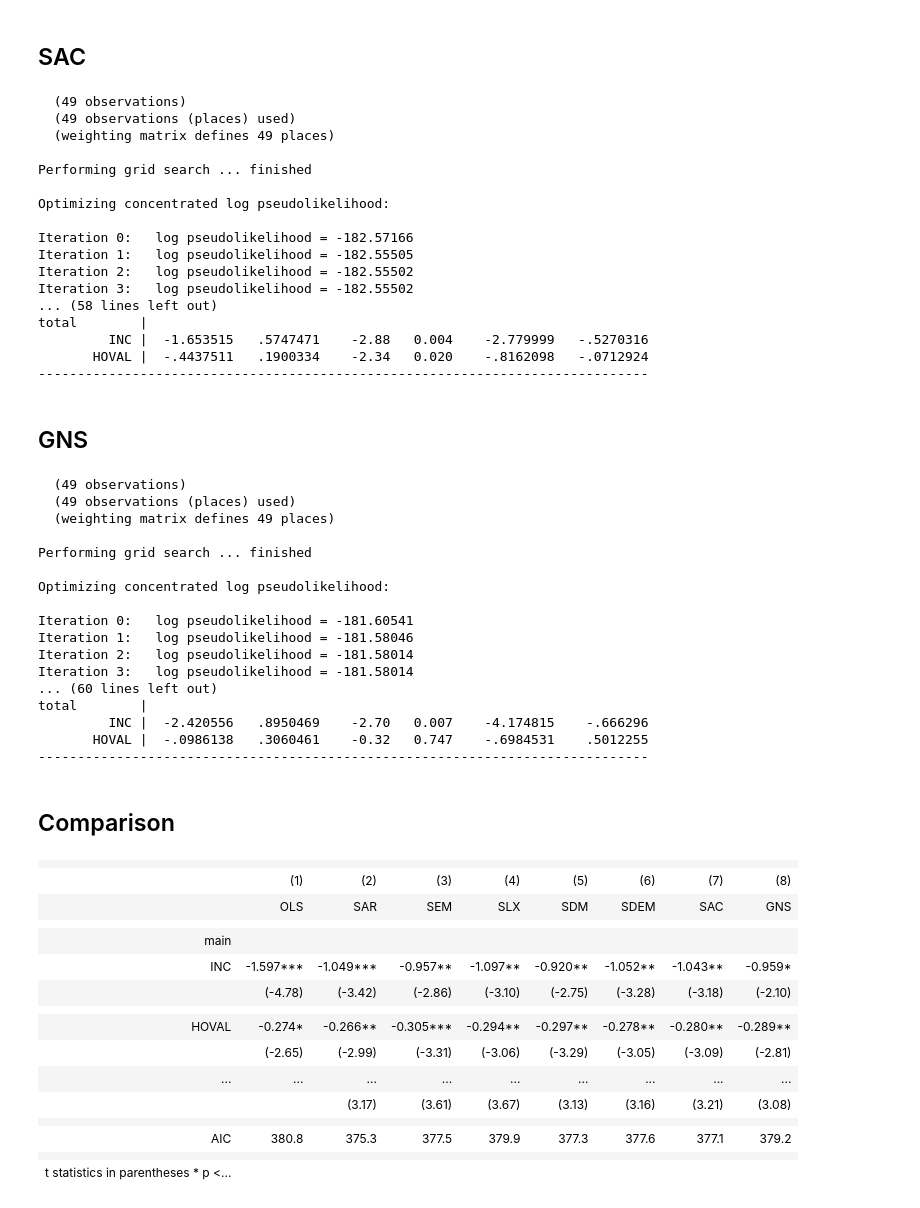
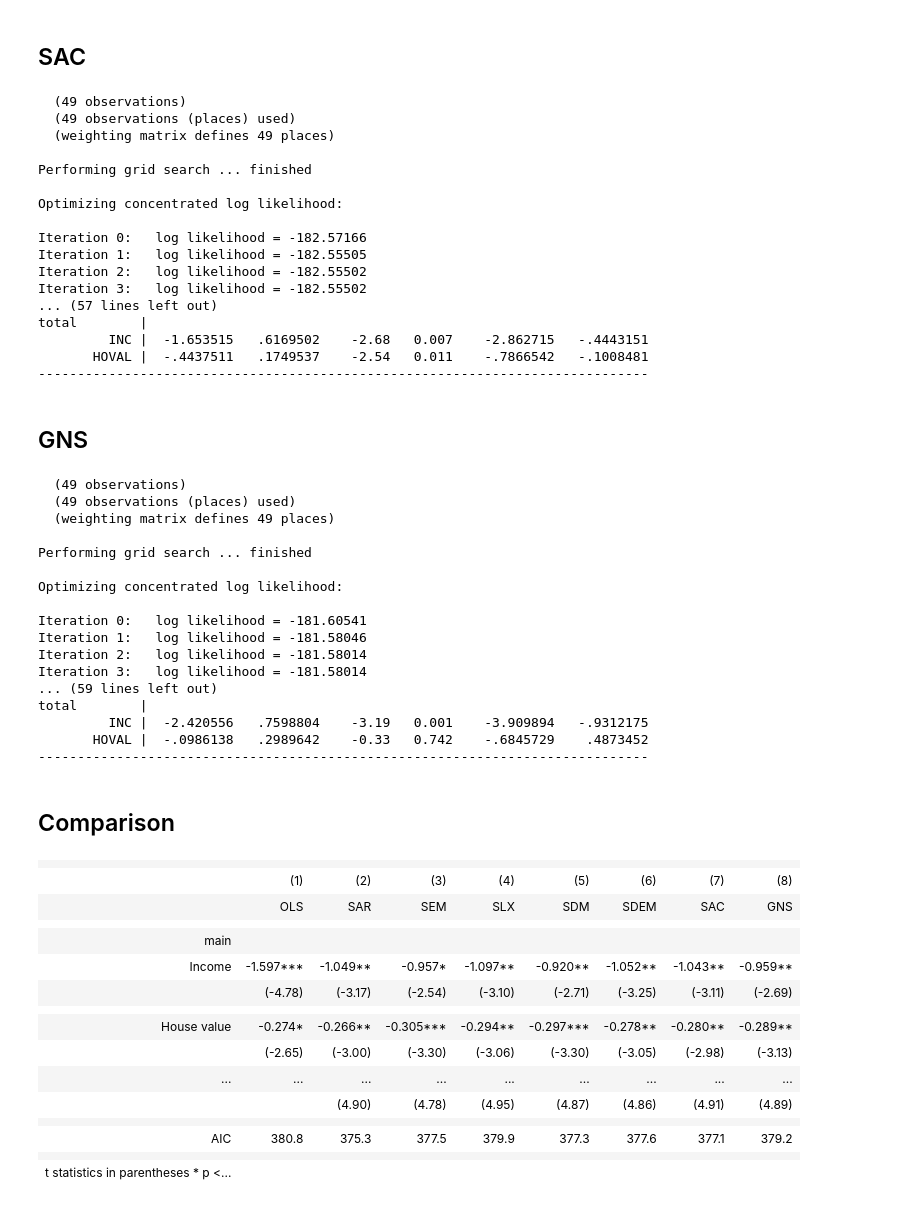
Before and after one commit to quarcs-lab/tutorial-spatial-cross-section-columbus-crime, a Jupyter notebook: STATA_columbus.ipynb, the cells around one changed output. Saved outputs shown, nothing was run; the diff lists cells and outputs as text; code cells hidden in the pictures.

```diff
--- a/STATA_columbus.ipynb
+++ b/STATA_columbus.ipynb
@@ -227,8 +251,7 @@ total        |
 # %% [markdown]
 ## SAC
 # %%
-* (5) Fit SAC model: spatial lag of the dependent and independent variables
-spregress CRIME INC HOVAL, ml dvarlag(WqueenS_fromStata15) errorlag(WqueenS_fromStata15) vce(robust)
+spregress CRIME INC HOVAL, ml dvarlag(WqueenS_fromStata15) errorlag(WqueenS_fromStata15)
 eststo SAC
 
 estat ic
@@ -243,22 +266,21 @@ estat impact
 
 Performing grid search ... finished
 
-Optimizing concentrated log pseudolikelihood:
+Optimizing concentrated log likelihood:
 
-Iteration 0:   log pseudolikelihood = -182.57166
-Iteration 1:   log pseudolikelihood = -182.55505
-Iteration 2:   log pseudolikelihood = -182.55502
-Iteration 3:   log pseudolikelihood = -182.55502
-... (58 lines left out)
+Iteration 0:   log likelihood = -182.57166
+Iteration 1:   log likelihood = -182.55505
+Iteration 2:   log likelihood = -182.55502
+Iteration 3:   log likelihood = -182.55502
+... (57 lines left out)
 total        |
-         INC |  -1.653515   .5747471    -2.88   0.004    -2.779999   -.5270316
-       HOVAL |  -.4437511   .1900334    -2.34   0.020    -.8162098   -.0712924
+         INC |  -1.653515   .6169502    -2.68   0.007    -2.862715   -.4443151
+       HOVAL |  -.4437511   .1749537    -2.54   0.011    -.7866542   -.1008481
 ------------------------------------------------------------------------------
 # %% [markdown]
 ## GNS
 # %%
-* (7) Fit GNS model: spatial lag of the dependent, independent, and error terms
-spregress CRIME INC HOVAL, ml dvarlag(WqueenS_fromStata15) ivarlag(WqueenS_fromStata15: INC HOVAL) errorlag(WqueenS_fromStata15) vce(robust)
+spregress CRIME INC HOVAL, ml dvarlag(WqueenS_fromStata15) ivarlag(WqueenS_fromStata15: INC HOVAL) errorlag(WqueenS_fromStata15)
 eststo GNS
 
 estat ic
@@ -273,35 +295,35 @@ estat impact
 
 Performing grid search ... finished
 
-Optimizing concentrated log pseudolikelihood:
+Optimizing concentrated log likelihood:
 
-Iteration 0:   log pseudolikelihood = -181.60541
-Iteration 1:   log pseudolikelihood = -181.58046
-Iteration 2:   log pseudolikelihood = -181.58014
-Iteration 3:   log pseudolikelihood = -181.58014
-... (60 lines left out)
+Iteration 0:   log likelihood = -181.60541
+Iteration 1:   log likelihood = -181.58046
+Iteration 2:   log likelihood = -181.58014
+Iteration 3:   log likelihood = -181.58014
+... (59 lines left out)
 total        |
-         INC |  -2.420556   .8950469    -2.70   0.007    -4.174815    -.666296
-       HOVAL |  -.0986138   .3060461    -0.32   0.747    -.6984531    .5012255
+         INC |  -2.420556   .7598804    -3.19   0.001    -3.909894   -.9312175
+       HOVAL |  -.0986138   .2989642    -0.33   0.742    -.6845729    .4873452
 ------------------------------------------------------------------------------
 # %% [markdown]
 ## Comparison
 # %%
 %html
-esttab OLS SAR SEM SLX SDM SDEM SAC GNS, stats(AIC) mtitle("OLS" "SAR" "SEM" "SLX" "SDM" "SDEM" "SAC" "GNS") html
+esttab OLS SAR SEM SLX SDM SDEM SAC GNS, label stats(AIC) mtitle("OLS" "SAR" "SEM" "SLX" "SDM" "SDEM" "SAC" "GNS") html
 # %% [output]
 |  |  |  |  |  |  |  |  |  |
 |  | (1) | (2) | (3) | (4) | (5) | (6) | (7) | (8) |
 |  | OLS | SAR | SEM | SLX | SDM | SDEM | SAC | GNS |
 |  |  |  |  |  |  |  |  |  |
 | main |  |  |  |  |  |  |  |  |
-| INC | -1.597*** | -1.049*** | -0.957** | -1.097** | -0.920** | -1.052** | -1.043** | -0.959* |
-|  | (-4.78) | (-3.42) | (-2.86) | (-3.10) | (-2.75) | (-3.28) | (-3.18) | (-2.10) |
+| Income | -1.597*** | -1.049** | -0.957* | -1.097** | -0.920** | -1.052** | -1.043** | -0.959** |
+|  | (-4.78) | (-3.17) | (-2.54) | (-3.10) | (-2.71) | (-3.25) | (-3.11) | (-2.69) |
 |  |  |  |  |  |  |  |  |  |
-| HOVAL | -0.274* | -0.266** | -0.305*** | -0.294** | -0.297** | -0.278** | -0.280** | -0.289** |
-|  | (-2.65) | (-2.99) | (-3.31) | (-3.06) | (-3.29) | (-3.05) | (-3.09) | (-2.81) |
+| House value | -0.274* | -0.266** | -0.305*** | -0.294** | -0.297*** | -0.278** | -0.280** | -0.289** |
+|  | (-2.65) | (-3.00) | (-3.30) | (-3.06) | (-3.30) | (-3.05) | (-2.98) | (-3.13) |
 | ... | ... | ... | ... | ... | ... | ... | ... | ... |
-|  |  | (3.17) | (3.61) | (3.67) | (3.13) | (3.16) | (3.21) | (3.08) |
+|  |  | (4.90) | (4.78) | (4.95) | (4.87) | (4.86) | (4.91) | (4.89) |
 |  |  |  |  |  |  |  |  |  |
 | AIC | 380.8 | 375.3 | 377.5 | 379.9 | 377.3 | 377.6 | 377.1 | 379.2 |
 |  |  |  |  |  |  |  |  |  |
```
Also changed, not shown: parts of 14 cells of this notebook.
